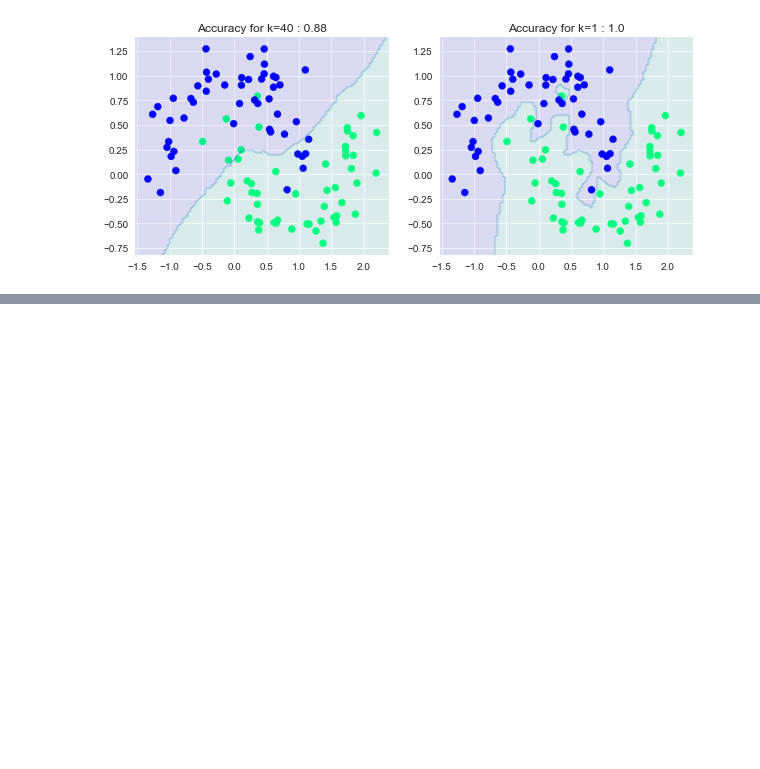
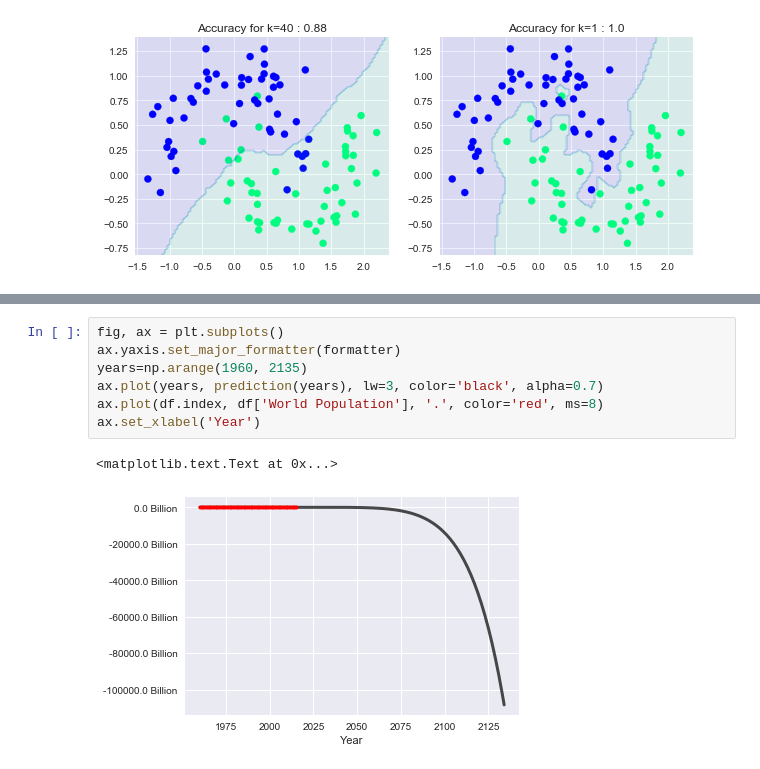
Before and after one commit to Python4AstronomersAndParticlePhysicists/PythonWorkshop-ICE, a Jupyter notebook: notebooks/08_01_MachineLearning.ipynb, the cells around one changed output, grey strips where cells are left out. Drawn from its saved outputs; the diff is of its cells as text; blank space fills up the shorter version.

```diff
--- a/notebooks/08_01_MachineLearning.ipynb
+++ b/notebooks/08_01_MachineLearning.ipynb
@@ -848,0 +1179,10 @@ $$
+# %%
+fig, ax = plt.subplots()
+ax.yaxis.set_major_formatter(formatter)
+years=np.arange(1960, 2135)
+ax.plot(years, prediction(years), lw=3, color='black', alpha=0.7)
+ax.plot(df.index, df['World Population'], '.', color='red', ms=8)
+ax.set_xlabel('Year')
+# %% [output]
+<matplotlib.text.Text at 0x...>
+[figure, added]
```
Also changed, not shown: parts of 31 cells of this notebook, 1 other file.
